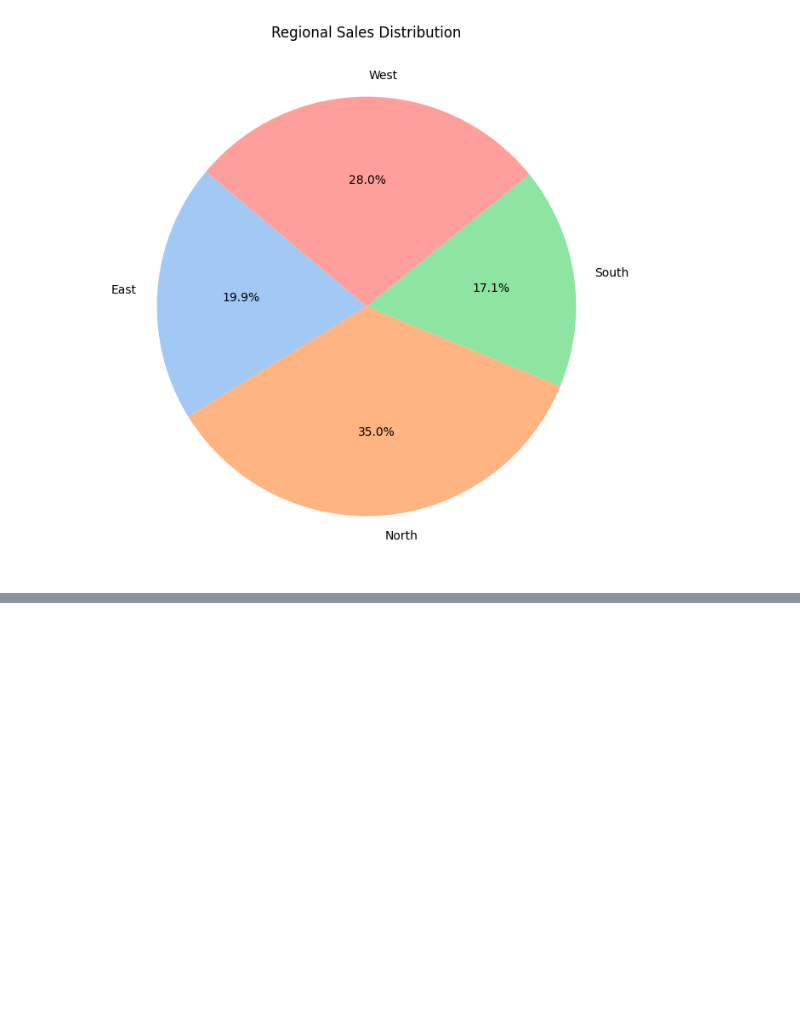
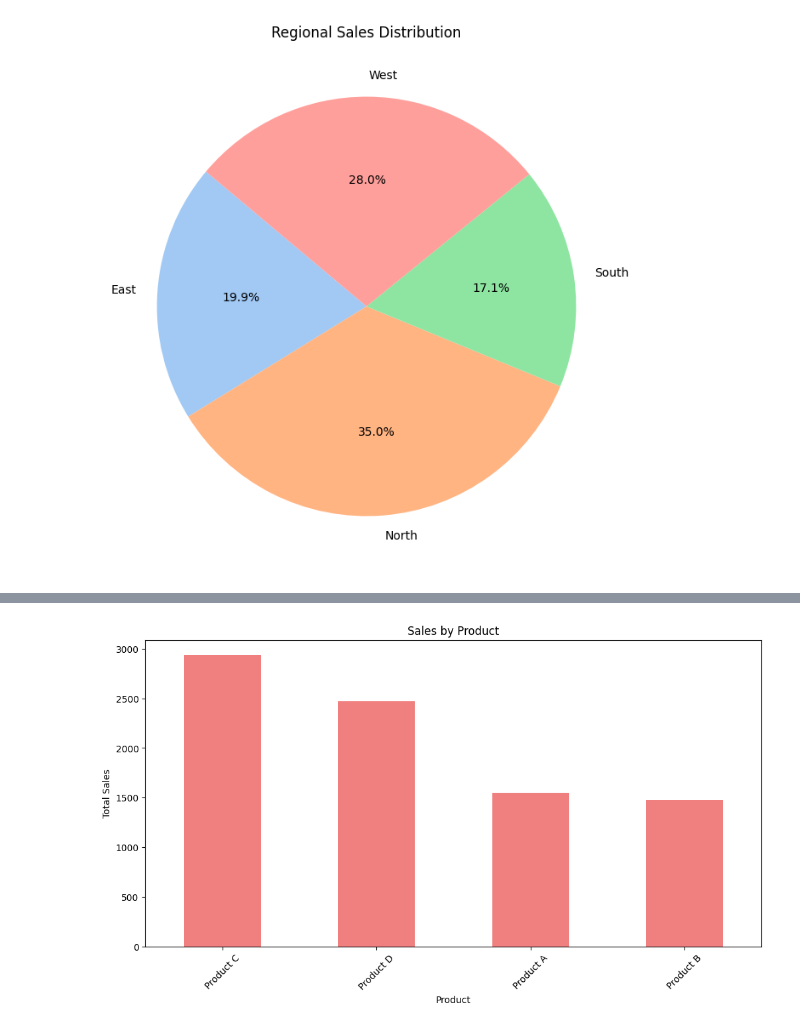
Before and after one commit to rsrijana/Data, a Jupyter notebook: Sales_Data_Analysis.ipynb, the cells around one changed output, grey strips where cells are left out. Drawn from its saved outputs; the diff is of its cells as text; code cells hidden in the pictures; blank space fills up the shorter version.

```diff
--- a/Sales_Data_Analysis.ipynb
+++ b/Sales_Data_Analysis.ipynb
@@ -102,0 +146,15 @@ plt.show()
+# %%
+# 4 Sales by Product Category: If your data contains product categories, you could also plot a bar chart of sales by category (assuming you have a 'Category' column).
+# Sales by Product
+product_sales = df.groupby('Product')['Total_Sales'].sum().sort_values(ascending=False)
+
+# Plot sales by product
+plt.figure(figsize=(12, 6))
+product_sales.plot(kind='bar', color='lightcoral')
+plt.title('Sales by Product')
+plt.xlabel('Product')
+plt.ylabel('Total Sales')
+plt.xticks(rotation=45)
+plt.show()
+# %% [output]
+[figure, added]
```
Also changed, not shown: parts of 5 cells of this notebook.
